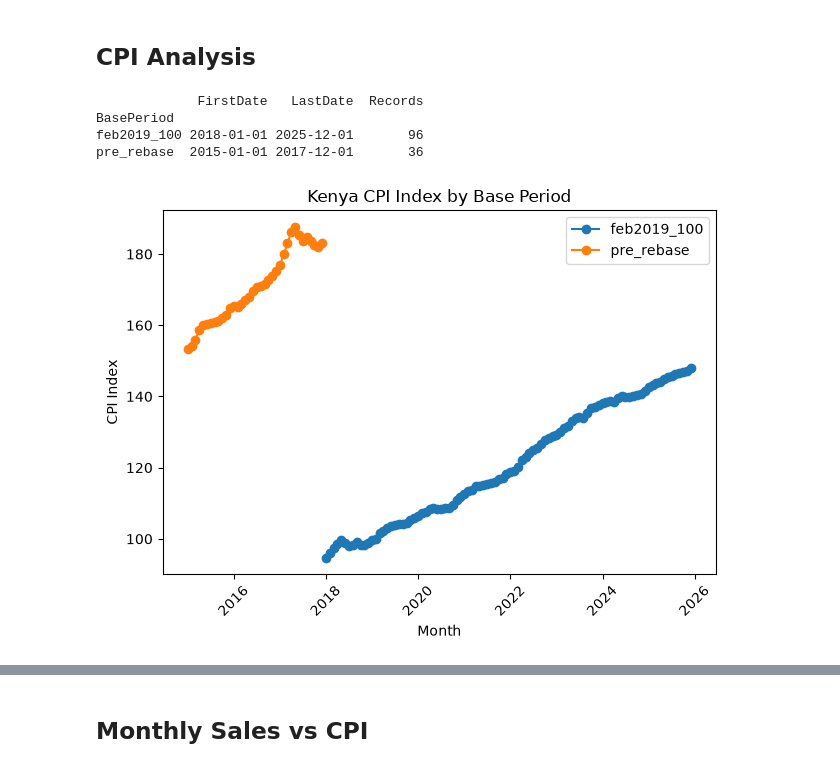
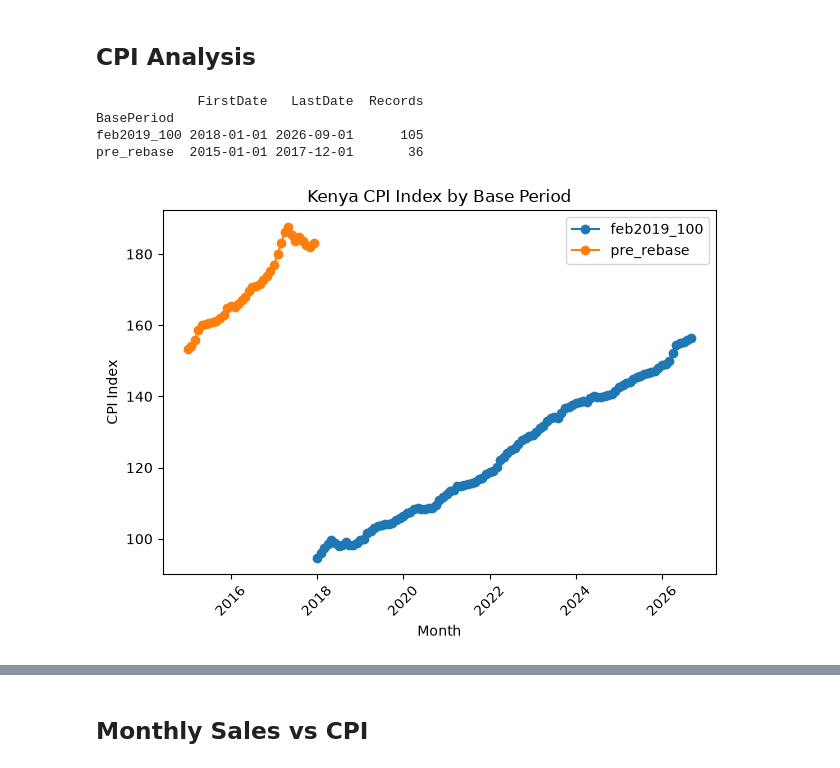
Before and after one commit to EricMWaimiri/kenya-retail-sales-customer-intelligence, a Jupyter notebook: notebooks/03_eda.ipynb, the cells around one changed output, grey strips where cells are left out. Drawn from its saved outputs; the diff is of its cells as text; code cells hidden in the pictures.

Commit message:
Update CPI data and migrate cleaned datasets to Parquet

```diff
--- a/notebooks/03_eda.ipynb
+++ b/notebooks/03_eda.ipynb
@@ -6,10 +6,10 @@ import pandas as pd
 import matplotlib.pyplot as plt
 # %%
 # Load the cleaned retail datasets
-sales = pd.read_csv("../data/cleaned/sales_cleaned.csv")
-customers = pd.read_csv("../data/cleaned/customers_cleaned.csv")
-products = pd.read_csv("../data/cleaned/products_cleaned.csv")
-stores = pd.read_csv("../data/cleaned/stores_cleaned.csv")
-promotions = pd.read_csv("../data/cleaned/promotions_cleaned.csv")
-holidays = pd.read_csv("../data/cleaned/holidays_cleaned.csv")
-cpi = pd.read_csv("../data/cleaned/national_cpi_monthly_cleaned.csv")
+sales = pd.read_parquet("../data/cleaned/sales_cleaned.parquet")
+customers = pd.read_parquet("../data/cleaned/customers_cleaned.parquet")
+products = pd.read_parquet("../data/cleaned/products_cleaned.parquet")
+stores = pd.read_parquet("../data/cleaned/stores_cleaned.parquet")
+promotions = pd.read_parquet("../data/cleaned/promotions_cleaned.parquet")
+holidays = pd.read_parquet("../data/cleaned/public_holidays_cleaned.parquet")
+cpi = pd.read_parquet("../data/cleaned/national_cpi_monthly_cleaned.parquet")
@@ -299,29 +271,26 @@ Holiday           37760.750000    453129.0            12
 # %% [markdown]
 ## CPI Analysis
 # %%
-# Convert CPI dates
-cpi["Date"] = pd.to_datetime(cpi["Date"])
-
 # Print CPI base periods
 print(cpi.groupby("BasePeriod").agg(FirstDate=("Date", "min"), LastDate=("Date", "max"), Records=("Cpi", "count")).to_string())
 
 # Plot CPI over time, separated by base period
 for base_period, data in cpi.groupby("BasePeriod"):
     plt.plot(data["Date"], data["Cpi"], marker="o", label=base_period)
 
 plt.title("Kenya CPI Index by Base Period")
 plt.xlabel("Month")
 plt.ylabel("CPI Index")
 plt.legend()
 plt.xticks(rotation=45)
 plt.tight_layout()
 plt.show()
 # %% [output]
              FirstDate   LastDate  Records
 BasePeriod
-feb2019_100 2018-01-01 2025-12-01       96
+feb2019_100 2018-01-01 2026-09-01      105
 pre_rebase  2015-01-01 2017-12-01       36
-[figure, old version]
+[figure, new version]
 # %%
 # CPI records from October 2025 to September 2026
 print(cpi[cpi["Date"].between("2025-10-01", "2026-09-30")][["Date", "Cpi", "BasePeriod"]].to_string(index=False))
```
Also changed, not shown: parts of 9 cells of this notebook, 17 other files.
